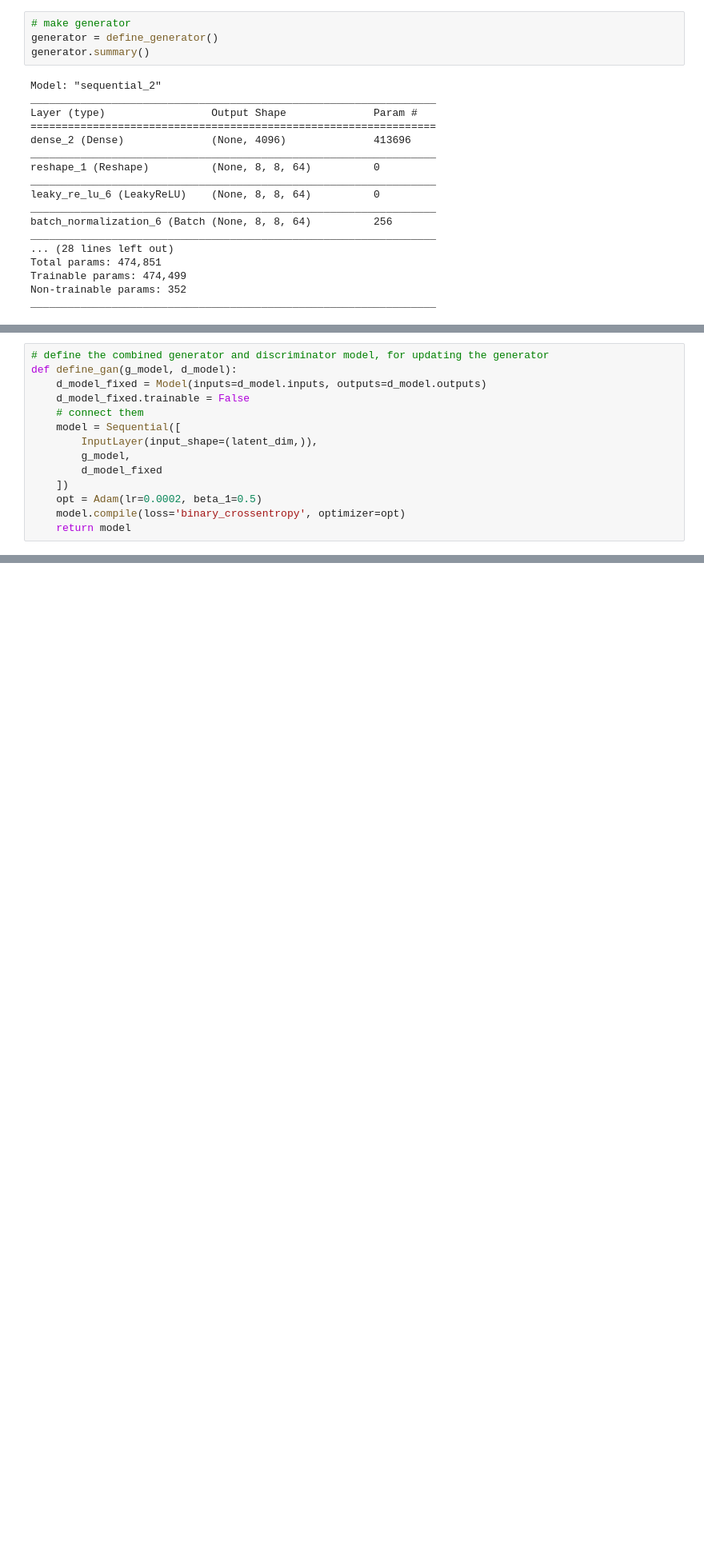
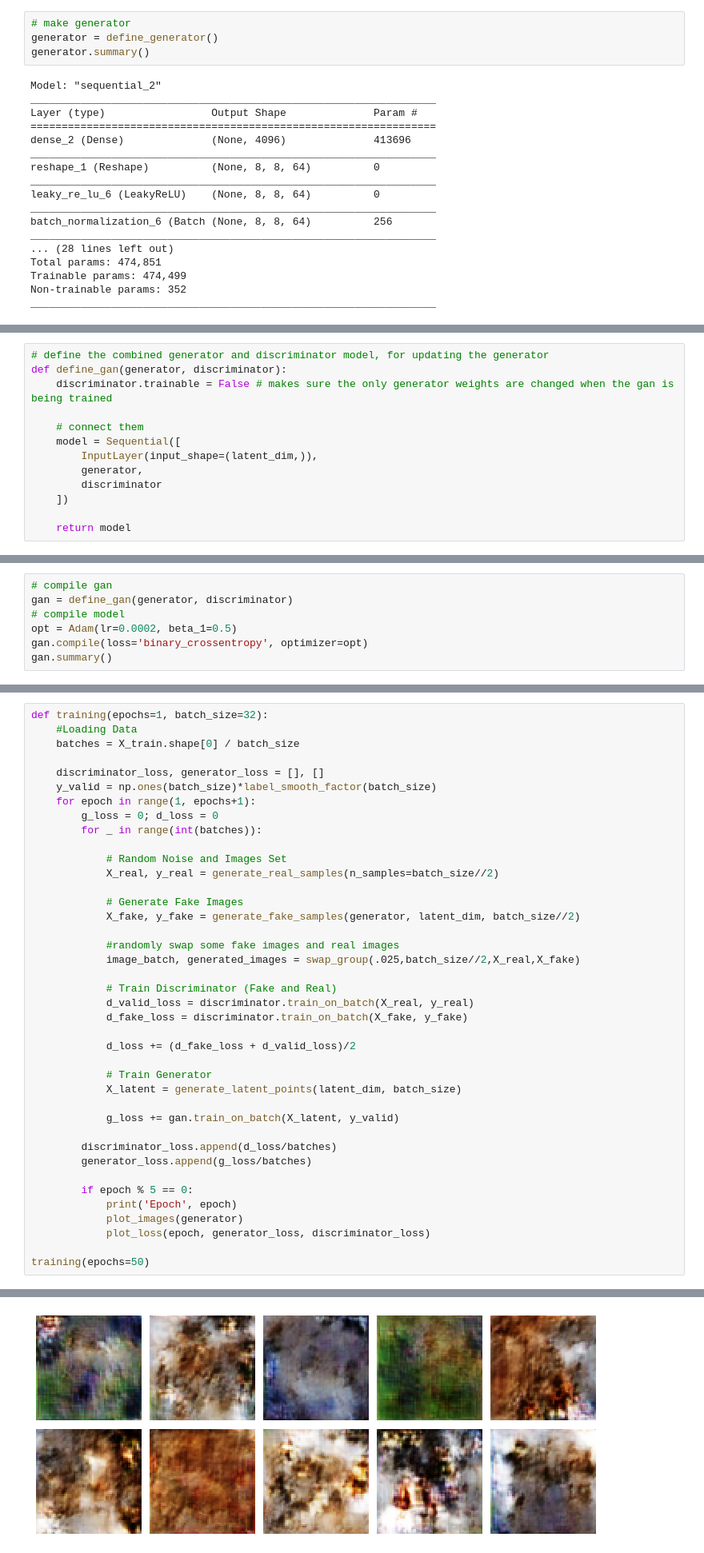
Before and after one commit to elpa8934/GAN, a Jupyter notebook: Colin_Gan_Working.ipynb, the cells around one changed output, grey strips where cells are left out. Shown at 80% size. Saved outputs shown, nothing was run; the diff lists cells and outputs as text; blank space fills up the shorter version.

Commit message:
ran 50 epochs.

```diff
--- a/Colin_Gan_Working.ipynb
+++ b/Colin_Gan_Working.ipynb
@@ -327,14 +344,13 @@ show_images(X, 2, 5)
 # %%
 # define the combined generator and discriminator model, for updating the generator
-def define_gan(g_model, d_model):
-    d_model_fixed = Model(inputs=d_model.inputs, outputs=d_model.outputs)
-    d_model_fixed.trainable = False
+def define_gan(generator, discriminator):
+    discriminator.trainable = False # makes sure the only generator weights are changed when the gan is being trained
+
     # connect them
     model = Sequential([
         InputLayer(input_shape=(latent_dim,)),
-        g_model,
-        d_model_fixed
+        generator,
+        discriminator
     ])
-    opt = Adam(lr=0.0002, beta_1=0.5)
-    model.compile(loss='binary_crossentropy', optimizer=opt)
+
     return model
@@ -417,0 +357,7 @@ plt.plot(history[:,-1,:])
+# %%
+# compile gan
+gan = define_gan(generator, discriminator)
+# compile model
+opt = Adam(lr=0.0002, beta_1=0.5)
+gan.compile(loss='binary_crossentropy', optimizer=opt)
+gan.summary()
@@ -417,0 +399,41 @@ plt.plot(history[:,-1,:])
+# %%
+def training(epochs=1, batch_size=32):
+    #Loading Data
+    batches = X_train.shape[0] / batch_size
+
+    discriminator_loss, generator_loss = [], []
+    y_valid = np.ones(batch_size)*label_smooth_factor(batch_size)
+    for epoch in range(1, epochs+1):
+        g_loss = 0; d_loss = 0
+        for _ in range(int(batches)):
+
+            # Random Noise and Images Set
+            X_real, y_real = generate_real_samples(n_samples=batch_size//2)
+
+            # Generate Fake Images
+            X_fake, y_fake = generate_fake_samples(generator, latent_dim, batch_size//2)
+
+            #randomly swap some fake images and real images
+            image_batch, generated_images = swap_group(.025,batch_size//2,X_real,X_fake)
+
+            # Train Discriminator (Fake and Real)
+            d_valid_loss = discriminator.train_on_batch(X_real, y_real)
+            d_fake_loss = discriminator.train_on_batch(X_fake, y_fake)
+
+            d_loss += (d_fake_loss + d_valid_loss)/2
+
+            # Train Generator
+            X_latent = generate_latent_points(latent_dim, batch_size)
+
+            g_loss += gan.train_on_batch(X_latent, y_valid)
+
+        discriminator_loss.append(d_loss/batches)
+        generator_loss.append(g_loss/batches)
+
+        if epoch % 5 == 0:
+            print('Epoch', epoch)
+            plot_images(generator)
+            plot_loss(epoch, generator_loss, discriminator_loss)
+
+training(epochs=50)
+# %% [output]
@@ -417,0 +441 @@ plt.plot(history[:,-1,:])
+[figure, added]
```
Also changed, not shown: parts of 34 cells of this notebook.
